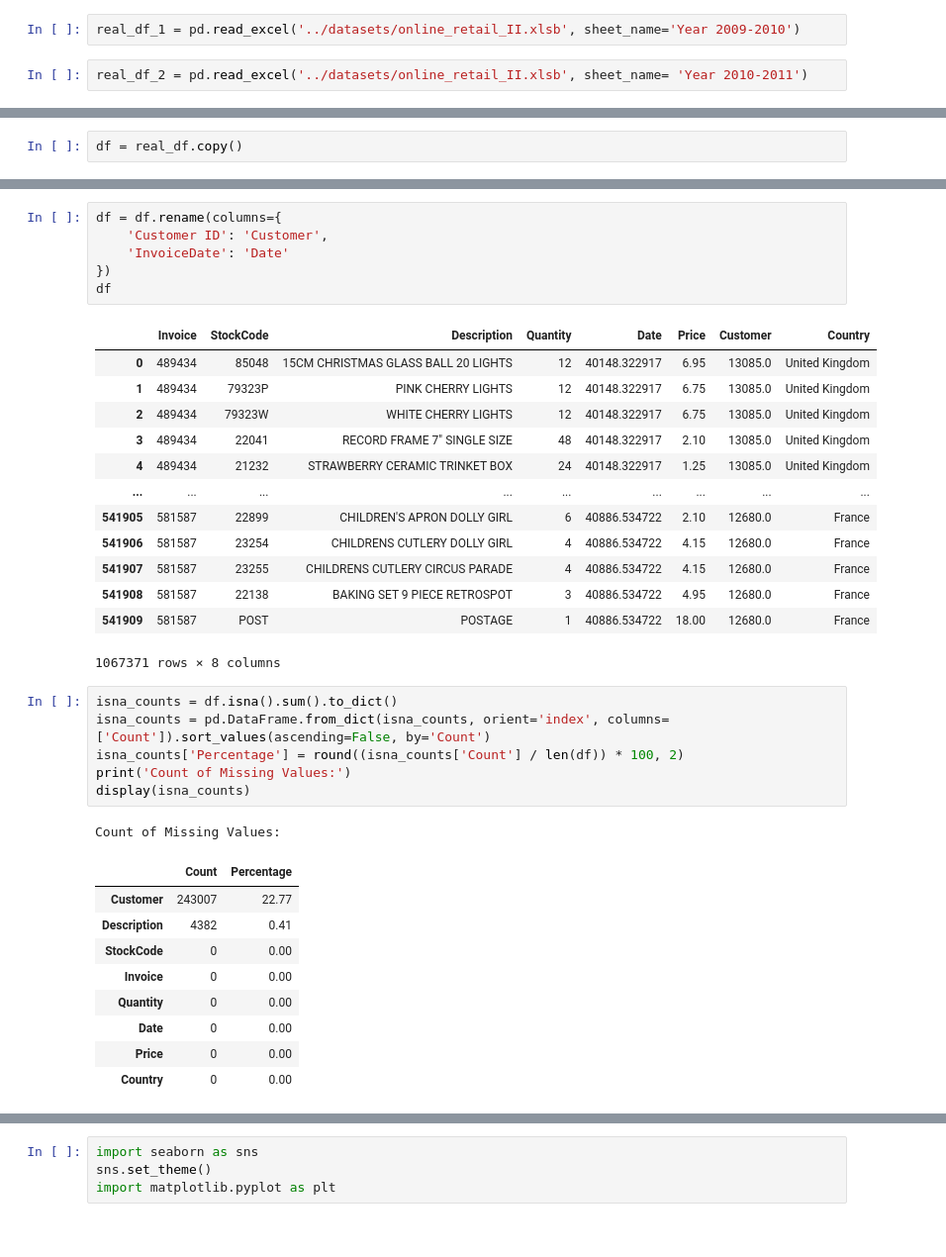
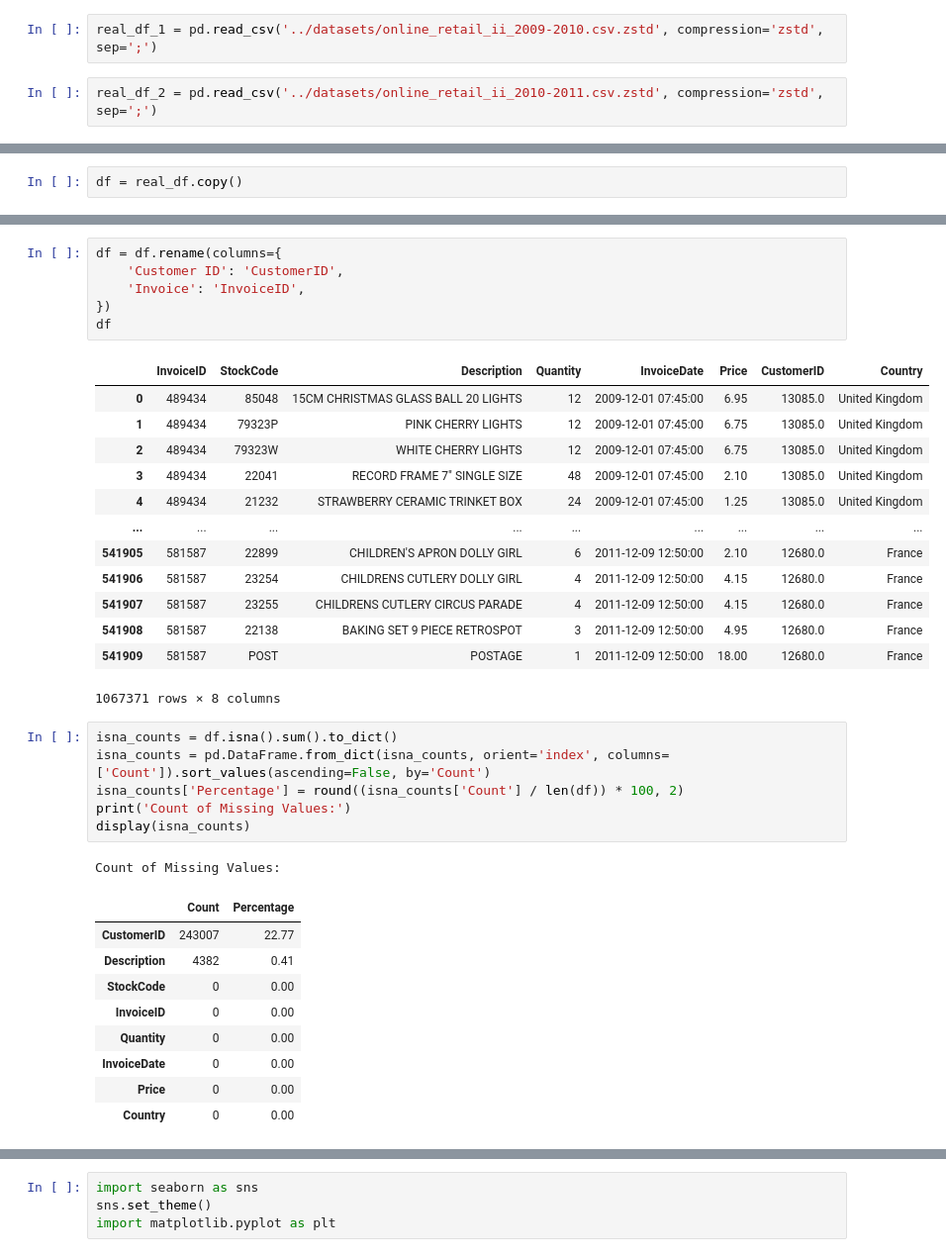
Before and after one commit to hansdarmawann/online-retail-ii-wrangling-1, a Jupyter notebook: notebooks/code.ipynb, the cells around one changed output, grey strips where cells are left out. Shown at 99% size. Saved outputs shown, nothing was run; the diff lists cells and outputs as text.

Commit message:
Improve reading method using csv.zstd, instead using xlsb.

```diff
--- a/notebooks/code.ipynb
+++ b/notebooks/code.ipynb
@@ -1,9 +1,9 @@
 # %%
 import pandas as pd
 # %%
-real_df_1 = pd.read_excel('../datasets/online_retail_II.xlsb', sheet_name='Year 2009-2010')
+real_df_1 = pd.read_csv('../datasets/online_retail_ii_2009-2010.csv.zstd', compression='zstd', sep=';')
 # %%
-real_df_2 = pd.read_excel('../datasets/online_retail_II.xlsb', sheet_name= 'Year 2010-2011')
+real_df_2 = pd.read_csv('../datasets/online_retail_ii_2010-2011.csv.zstd', compression='zstd', sep=';')
 # %%
 real_df = pd.concat([real_df_1, real_df_2])
 # %%
@@ -51,22 +51,22 @@ df.describe(include='all')
 # %%
 df = df.rename(columns={
-    'Customer ID': 'Customer',
-    'InvoiceDate': 'Date'
+    'Customer ID': 'CustomerID',
+    'Invoice': 'InvoiceID',
 })
 df
 # %% [output]
-|  | Invoice | StockCode | Description | Quantity | Date | Price | Customer | Country |
-| 0 | 489434 | 85048 | 15CM CHRISTMAS GLASS BALL 20 LIGHTS | 12 | 40148.322917 | 6.95 | 13085.0 | United Kingdom |
-| 1 | 489434 | 79323P | PINK CHERRY LIGHTS | 12 | 40148.322917 | 6.75 | 13085.0 | United Kingdom |
-| 2 | 489434 | 79323W | WHITE CHERRY LIGHTS | 12 | 40148.322917 | 6.75 | 13085.0 | United Kingdom |
-| 3 | 489434 | 22041 | RECORD FRAME 7" SINGLE SIZE | 48 | 40148.322917 | 2.10 | 13085.0 | United Kingdom |
-| 4 | 489434 | 21232 | STRAWBERRY CERAMIC TRINKET BOX | 24 | 40148.322917 | 1.25 | 13085.0 | United Kingdom |
+|  | InvoiceID | StockCode | Description | Quantity | InvoiceDate | Price | CustomerID | Country |
+| 0 | 489434 | 85048 | 15CM CHRISTMAS GLASS BALL 20 LIGHTS | 12 | 2009-12-01 07:45:00 | 6.95 | 13085.0 | United Kingdom |
+| 1 | 489434 | 79323P | PINK CHERRY LIGHTS | 12 | 2009-12-01 07:45:00 | 6.75 | 13085.0 | United Kingdom |
+| 2 | 489434 | 79323W | WHITE CHERRY LIGHTS | 12 | 2009-12-01 07:45:00 | 6.75 | 13085.0 | United Kingdom |
+| 3 | 489434 | 22041 | RECORD FRAME 7" SINGLE SIZE | 48 | 2009-12-01 07:45:00 | 2.10 | 13085.0 | United Kingdom |
+| 4 | 489434 | 21232 | STRAWBERRY CERAMIC TRINKET BOX | 24 | 2009-12-01 07:45:00 | 1.25 | 13085.0 | United Kingdom |
 | ... | ... | ... | ... | ... | ... | ... | ... | ... |
-| 541905 | 581587 | 22899 | CHILDREN'S APRON DOLLY GIRL | 6 | 40886.534722 | 2.10 | 12680.0 | France |
-| 541906 | 581587 | 23254 | CHILDRENS CUTLERY DOLLY GIRL | 4 | 40886.534722 | 4.15 | 12680.0 | France |
-| 541907 | 581587 | 23255 | CHILDRENS CUTLERY CIRCUS PARADE | 4 | 40886.534722 | 4.15 | 12680.0 | France |
-| 541908 | 581587 | 22138 | BAKING SET 9 PIECE RETROSPOT | 3 | 40886.534722 | 4.95 | 12680.0 | France |
-| 541909 | 581587 | POST | POSTAGE | 1 | 40886.534722 | 18.00 | 12680.0 | France |
+| 541905 | 581587 | 22899 | CHILDREN'S APRON DOLLY GIRL | 6 | 2011-12-09 12:50:00 | 2.10 | 12680.0 | France |
+| 541906 | 581587 | 23254 | CHILDRENS CUTLERY DOLLY GIRL | 4 | 2011-12-09 12:50:00 | 4.15 | 12680.0 | France |
+| 541907 | 581587 | 23255 | CHILDRENS CUTLERY CIRCUS PARADE | 4 | 2011-12-09 12:50:00 | 4.15 | 12680.0 | France |
+| 541908 | 581587 | 22138 | BAKING SET 9 PIECE RETROSPOT | 3 | 2011-12-09 12:50:00 | 4.95 | 12680.0 | France |
+| 541909 | 581587 | POST | POSTAGE | 1 | 2011-12-09 12:50:00 | 18.00 | 12680.0 | France |
 1067371 rows × 8 columns
 # %%
 isna_counts = df.isna().sum().to_dict()
@@ -77,12 +77,12 @@ display(isna_counts)
 # %% [output]
 Count of Missing Values:
 |  | Count | Percentage |
-| Customer | 243007 | 22.77 |
+| CustomerID | 243007 | 22.77 |
 | Description | 4382 | 0.41 |
 | StockCode | 0 | 0.00 |
-| Invoice | 0 | 0.00 |
+| InvoiceID | 0 | 0.00 |
 | Quantity | 0 | 0.00 |
-| Date | 0 | 0.00 |
+| InvoiceDate | 0 | 0.00 |
 | Price | 0 | 0.00 |
 | Country | 0 | 0.00 |
 # %%
```
Also changed, not shown: parts of 14 cells of this notebook, 4 other files.
